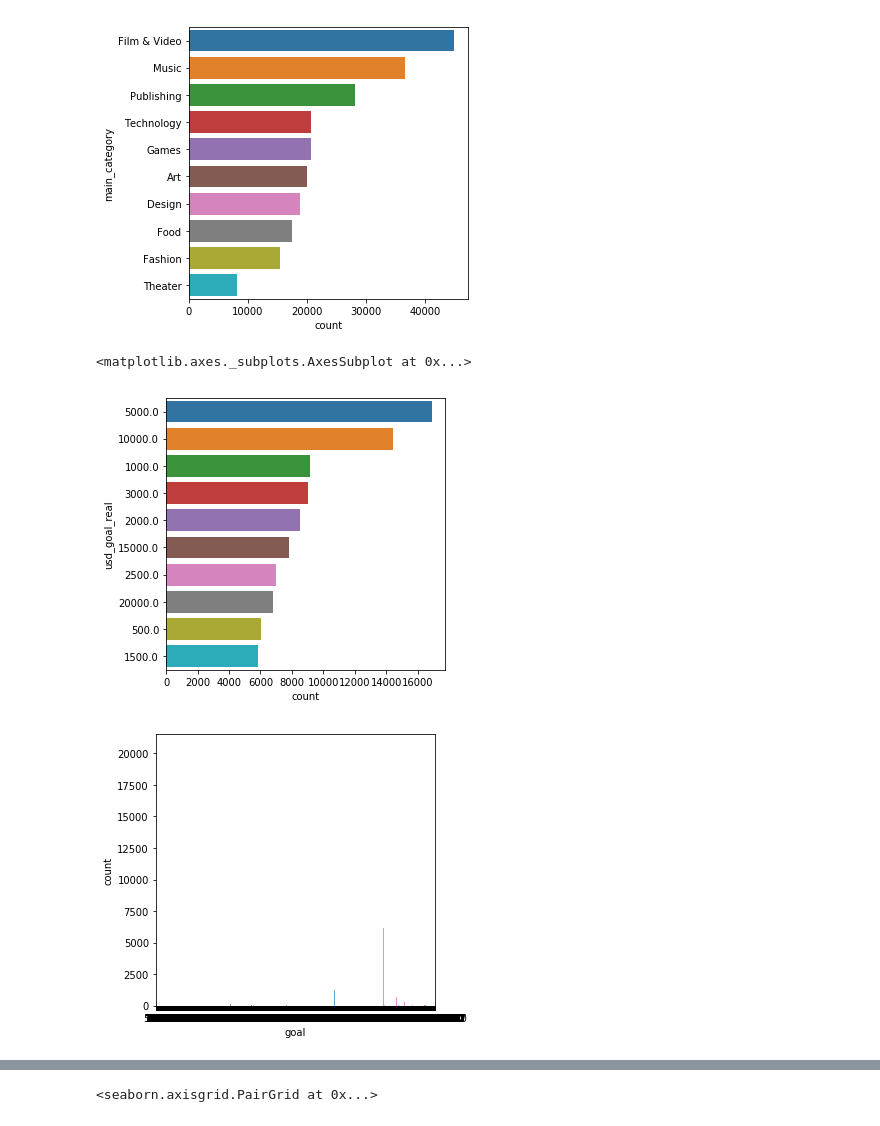
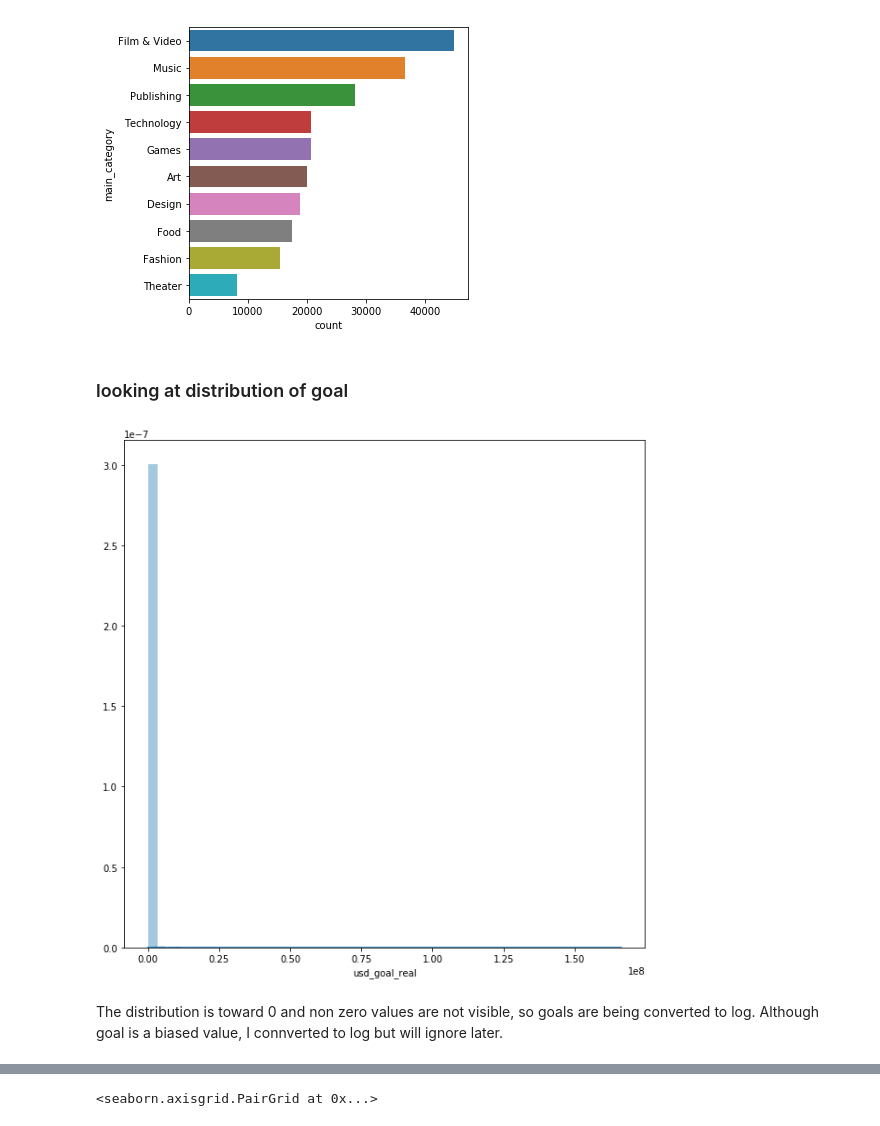
Before and after one commit to HediMontazeri/Exercise_1_kickstarter_classification, a Jupyter notebook: Data Explore.ipynb, the cells around one changed output, grey strips where cells are left out. Cells and saved outputs as stored; diff of their text form; code cells hidden in the pictures.

```diff
--- a/Data Explore.ipynb
+++ b/Data Explore.ipynb
@@ -140,14 +152,10 @@ sb.countplot(y =df.main_category, order = df.main_category.value_counts().iloc[:
 # %% [output]
 <matplotlib.axes._subplots.AxesSubplot at 0x...>
 [figure]
-# %%
-plt.figure(figsize=(5,5))
-sb.countplot(y =df.usd_goal_real, order = df.usd_goal_real.value_counts().iloc[:10].index, orient ='v')
-# %% [output]
-<matplotlib.axes._subplots.AxesSubplot at 0x...>
-[figure, removed]
+# %% [markdown]
+### looking at distribution of goal
 # %%
-plt.figure(figsize=(10,10))
-fig = sb.countplot(df['goal'])
+plt.figure(figsize = (10,10))
+ax = sb.distplot(df['usd_goal_real'], kde=True)
 # %% [output]
-[figure, old version]
+[figure, new version]
@@ -157,3 +162,5 @@ fig = sb.countplot(df['usd_goal_real'])
+# %% [markdown]
+The distribution is toward 0 and non zero values are not visible, so goals are being converted to log. Although goal is a biased value, I connverted to log but will ignore later.
 # %%
 df['log_usd_goal_real']=np.log(df['usd_goal_real']+1)
 # %%
```
Also changed, not shown: parts of 34 cells of this notebook.
